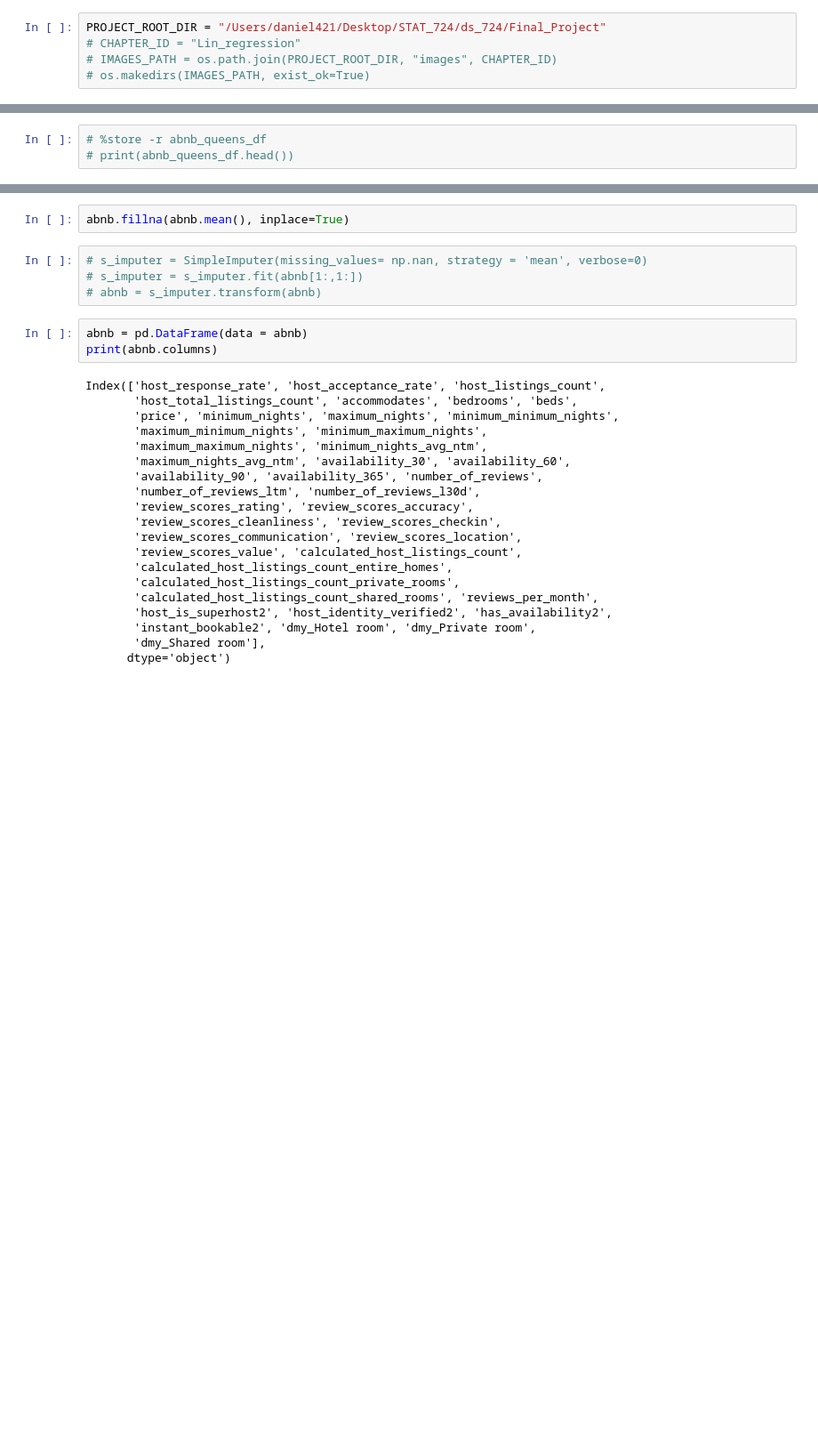
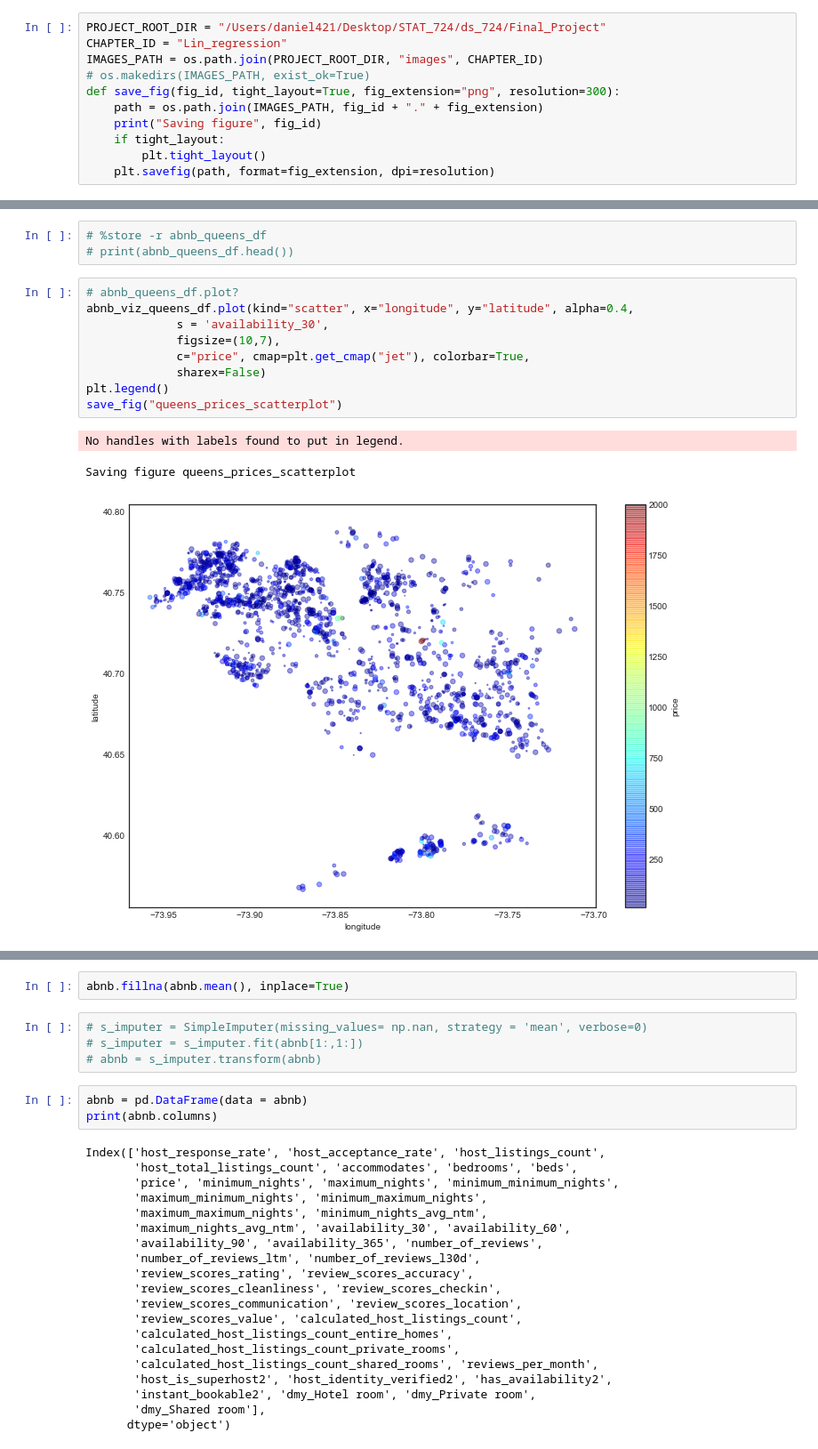
Before and after one commit to Lupercio421/STAT-724, a Jupyter notebook: Final_Project/Linear_Regression.ipynb, the cells around one changed output, grey strips where cells are left out. Shown: that part at 89% size. Cells and saved outputs as stored; diff of their text form; blank space fills up the shorter version.

```diff
--- a/Final_Project/Linear_Regression.ipynb
+++ b/Final_Project/Linear_Regression.ipynb
@@ -27,9 +27,15 @@ import plotly.express as px
 plt.style.use('seaborn-white')
 # %%
 PROJECT_ROOT_DIR = "/Users/daniel421/Desktop/STAT_724/ds_724/Final_Project"
-# CHAPTER_ID = "Lin_regression"
-# IMAGES_PATH = os.path.join(PROJECT_ROOT_DIR, "images", CHAPTER_ID)
+CHAPTER_ID = "Lin_regression"
+IMAGES_PATH = os.path.join(PROJECT_ROOT_DIR, "images", CHAPTER_ID)
 # os.makedirs(IMAGES_PATH, exist_ok=True)
+def save_fig(fig_id, tight_layout=True, fig_extension="png", resolution=300):
+    path = os.path.join(IMAGES_PATH, fig_id + "." + fig_extension)
+    print("Saving figure", fig_id)
+    if tight_layout:
+        plt.tight_layout()
+    plt.savefig(path, format=fig_extension, dpi=resolution)
 # %% [markdown]
 #### Column indices to potentially drop: 4,5,6 and -1
 # %%
@@ -46,4 +84,17 @@ len(abnb)
 # %%
 # %store -r abnb_queens_df
 # print(abnb_queens_df.head())
+# %%
+# abnb_queens_df.plot?
+abnb_viz_queens_df.plot(kind="scatter", x="longitude", y="latitude", alpha=0.4,
+             s = 'availability_30',
+             figsize=(10,7),
+             c="price", cmap=plt.get_cmap("jet"), colorbar=True,
+             sharex=False)
+plt.legend()
+save_fig("queens_prices_scatterplot")
+# %% [output]
+No handles with labels found to put in legend.
+Saving figure queens_prices_scatterplot
+[figure, added]
 # %%
```
Also changed, not shown: parts of 14 cells of this notebook, 5 other files.
